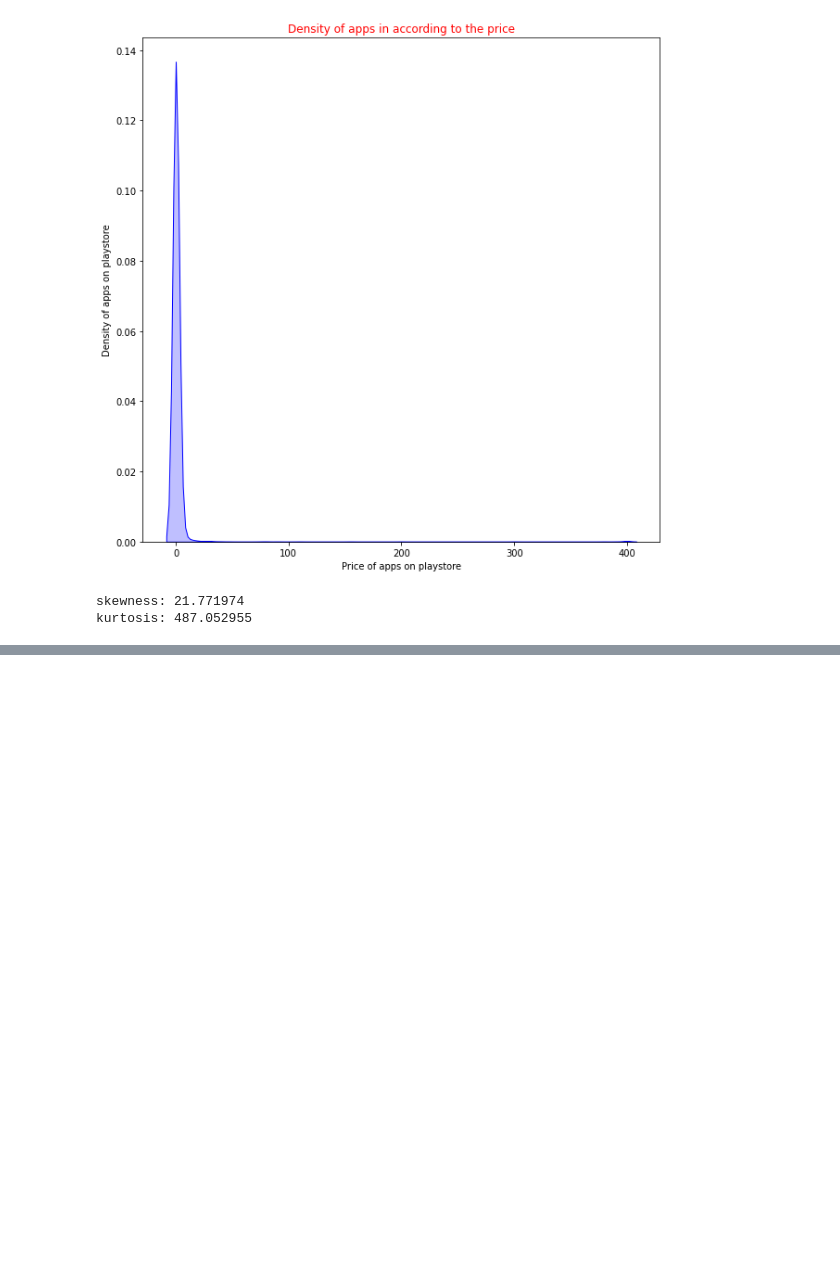
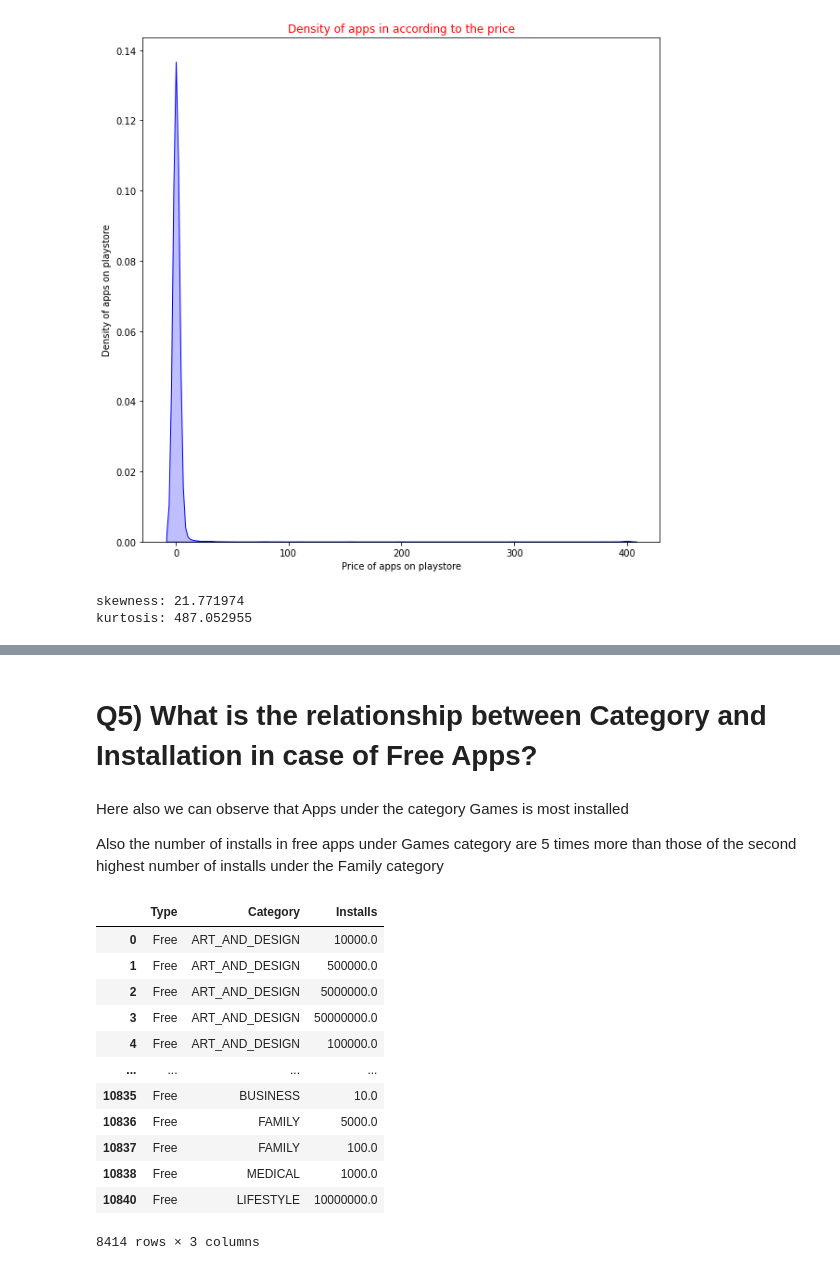
Before and after one commit to SAIKARTHIKLALAM/PlayStore-Data-Analysis, a Jupyter notebook: Karthik_PlayStoreData.ipynb, the cells around one changed output, grey strips where cells are left out. Drawn from its saved outputs; the diff is of its cells as text; code cells hidden in the pictures; blank space fills up the shorter version.

```diff
--- a/Karthik_PlayStoreData.ipynb
+++ b/Karthik_PlayStoreData.ipynb
@@ -806,0 +807,6 @@ plt.show()
+# %% [markdown]
+# Q5) What is the relationship between Category and Installation in case of Free Apps?
+# %% [markdown]
+Here also we can observe that Apps under the category Games is most installed
+
+Also the number of installs in free apps under Games category are 5 times more than those of the second highest number of installs under the Family category
@@ -806,0 +817,16 @@ plt.show()
+# %%
+free_and_category_df
+# %% [output]
+|  | Type | Category | Installs |
+| 0 | Free | ART_AND_DESIGN | 10000.0 |
+| 1 | Free | ART_AND_DESIGN | 500000.0 |
+| 2 | Free | ART_AND_DESIGN | 5000000.0 |
+| 3 | Free | ART_AND_DESIGN | 50000000.0 |
+| 4 | Free | ART_AND_DESIGN | 100000.0 |
+| ... | ... | ... | ... |
+| 10835 | Free | BUSINESS | 10.0 |
+| 10836 | Free | FAMILY | 5000.0 |
+| 10837 | Free | FAMILY | 100.0 |
+| 10838 | Free | MEDICAL | 1000.0 |
+| 10840 | Free | LIFESTYLE | 10000000.0 |
+8414 rows × 3 columns
```
Also changed, not shown: parts of 12 cells of this notebook.
